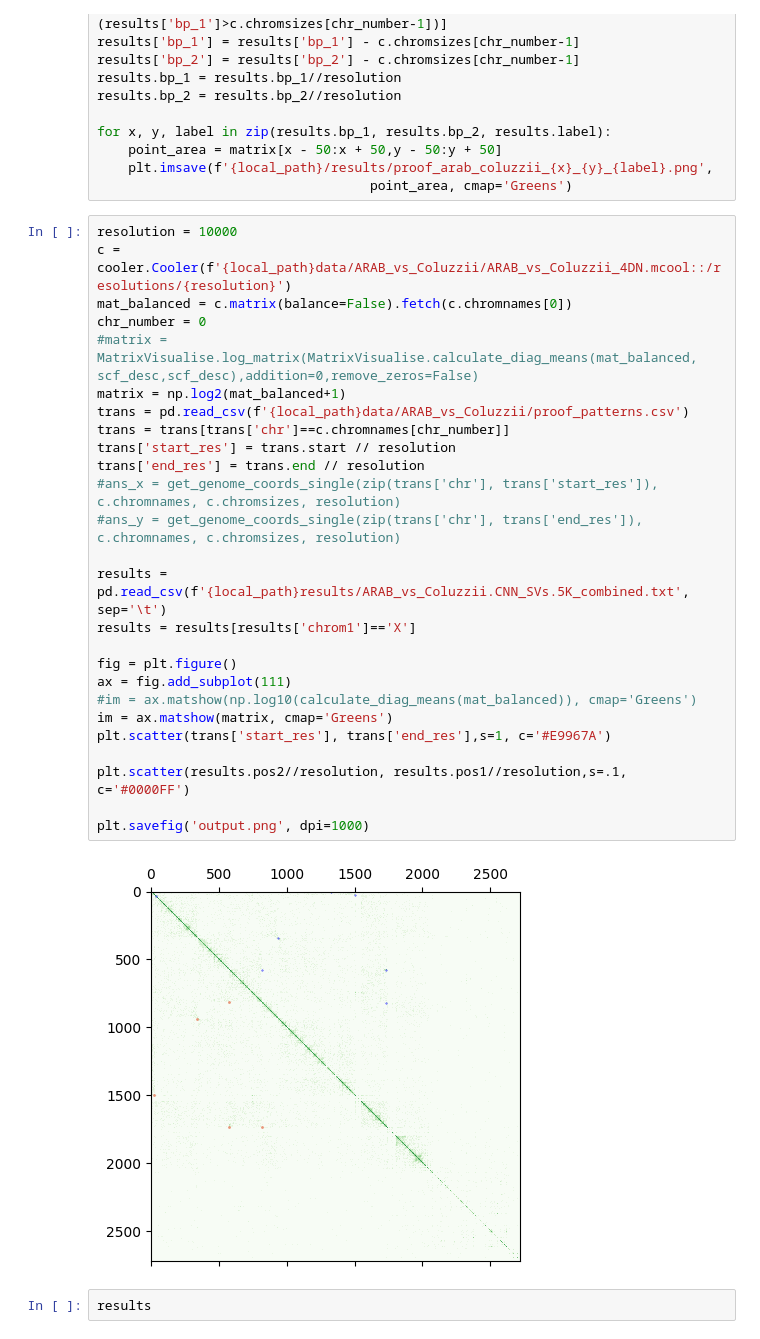
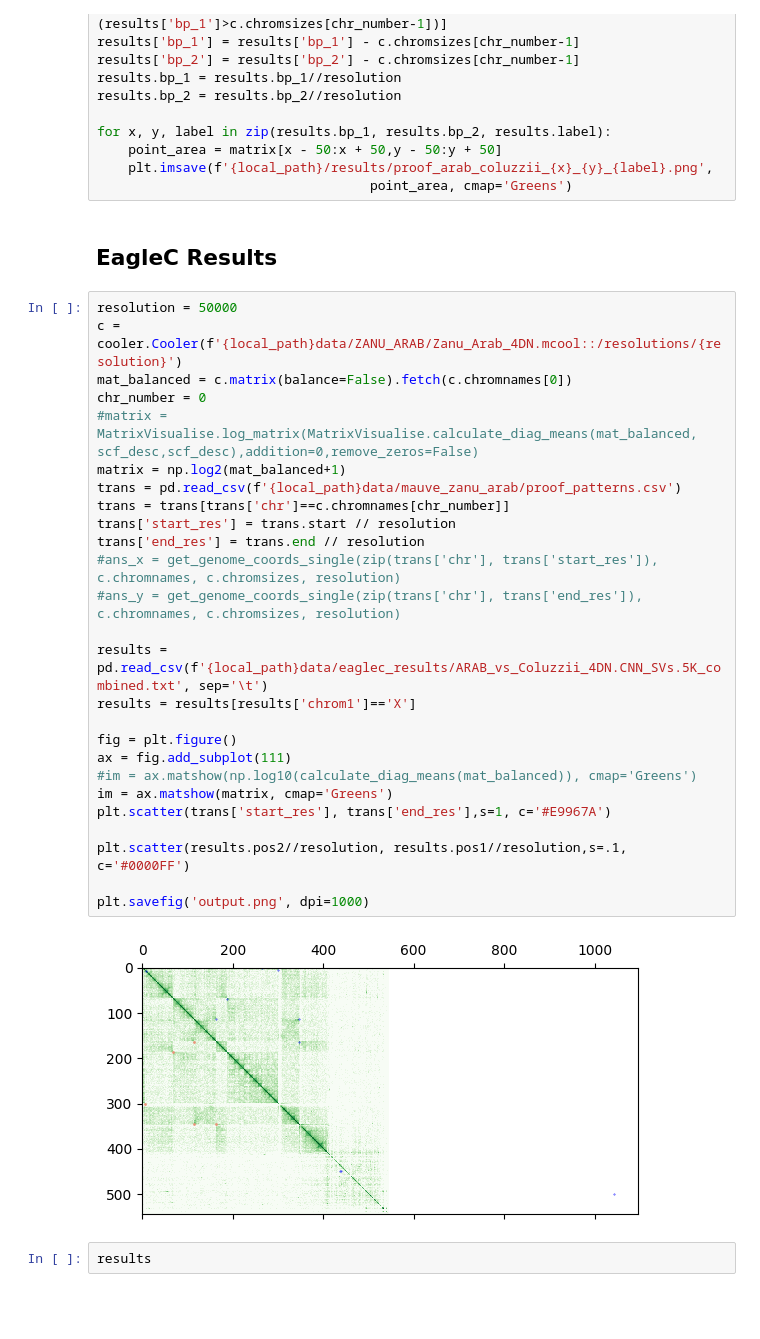
Before and after one commit to Dv1t/HICT_Patterns, a Jupyter notebook: notebooks/quality_check.ipynb, the cells around one changed output. Drawn from its saved outputs; the diff is of its cells as text; blank space fills up the shorter version.

```diff
--- a/notebooks/quality_check.ipynb
+++ b/notebooks/quality_check.ipynb
@@ -220,34 +242,36 @@ for x, y, label in zip(results.bp_1, results.bp_2, results.label):
     point_area = matrix[x - 50:x + 50,y - 50:y + 50]
     plt.imsave(f'{local_path}/results/proof_arab_coluzzii_{x}_{y}_{label}.png',
                                    point_area, cmap='Greens')
+# %% [markdown]
+## EagleC Results
 # %%
-resolution = 10000
-c = cooler.Cooler(f'{local_path}data/ARAB_vs_Coluzzii/ARAB_vs_Coluzzii_4DN.mcool::/resolutions/{resolution}')
+resolution = 50000
+c = cooler.Cooler(f'{local_path}data/ZANU_ARAB/Zanu_Arab_4DN.mcool::/resolutions/{resolution}')
 mat_balanced = c.matrix(balance=False).fetch(c.chromnames[0])
 chr_number = 0
 #matrix = MatrixVisualise.log_matrix(MatrixVisualise.calculate_diag_means(mat_balanced, scf_desc,scf_desc),addition=0,remove_zeros=False)
 matrix = np.log2(mat_balanced+1)
-trans = pd.read_csv(f'{local_path}data/ARAB_vs_Coluzzii/proof_patterns.csv')
+trans = pd.read_csv(f'{local_path}data/mauve_zanu_arab/proof_patterns.csv')
 trans = trans[trans['chr']==c.chromnames[chr_number]]
 trans['start_res'] = trans.start // resolution
 trans['end_res'] = trans.end // resolution
 #ans_x = get_genome_coords_single(zip(trans['chr'], trans['start_res']), c.chromnames, c.chromsizes, resolution)
 #ans_y = get_genome_coords_single(zip(trans['chr'], trans['end_res']), c.chromnames, c.chromsizes, resolution)
 
-results = pd.read_csv(f'{local_path}results/ARAB_vs_Coluzzii.CNN_SVs.5K_combined.txt', sep='\t')
+results = pd.read_csv(f'{local_path}data/eaglec_results/ARAB_vs_Coluzzii_4DN.CNN_SVs.5K_combined.txt', sep='\t')
 results = results[results['chrom1']=='X']
 
 fig = plt.figure()
 ax = fig.add_subplot(111)
 #im = ax.matshow(np.log10(calculate_diag_means(mat_balanced)), cmap='Greens')
 im = ax.matshow(matrix, cmap='Greens')
 plt.scatter(trans['start_res'], trans['end_res'],s=1, c='#E9967A')
 
 plt.scatter(results.pos2//resolution, results.pos1//resolution,s=.1, c='#0000FF')
 
 plt.savefig('output.png', dpi=1000)
 # %% [output]
-[figure, old version]
+[figure, new version]
 # %%
 results
 # %% [output]
```
Also changed, not shown: parts of 14 cells of this notebook, 17 other files.
